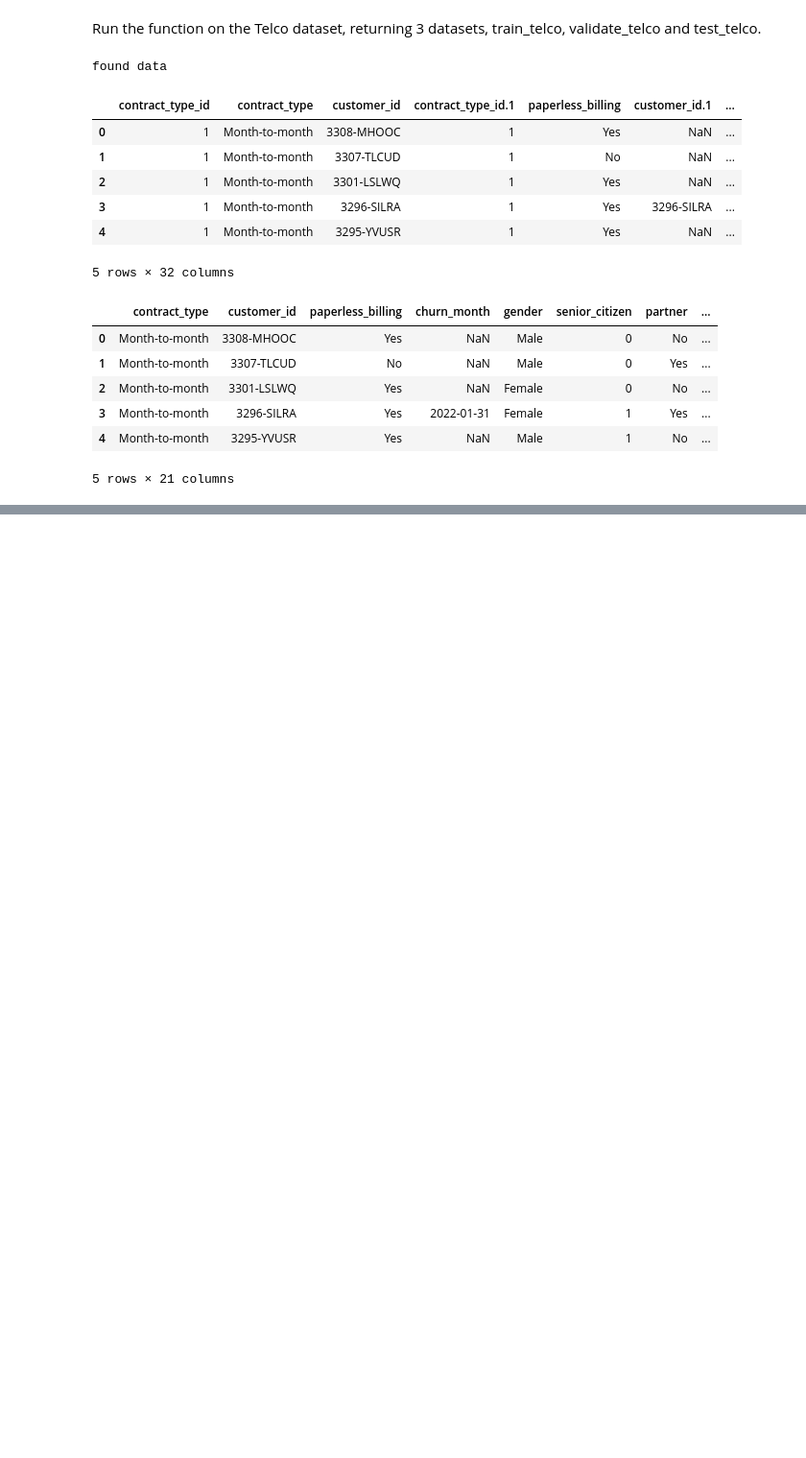
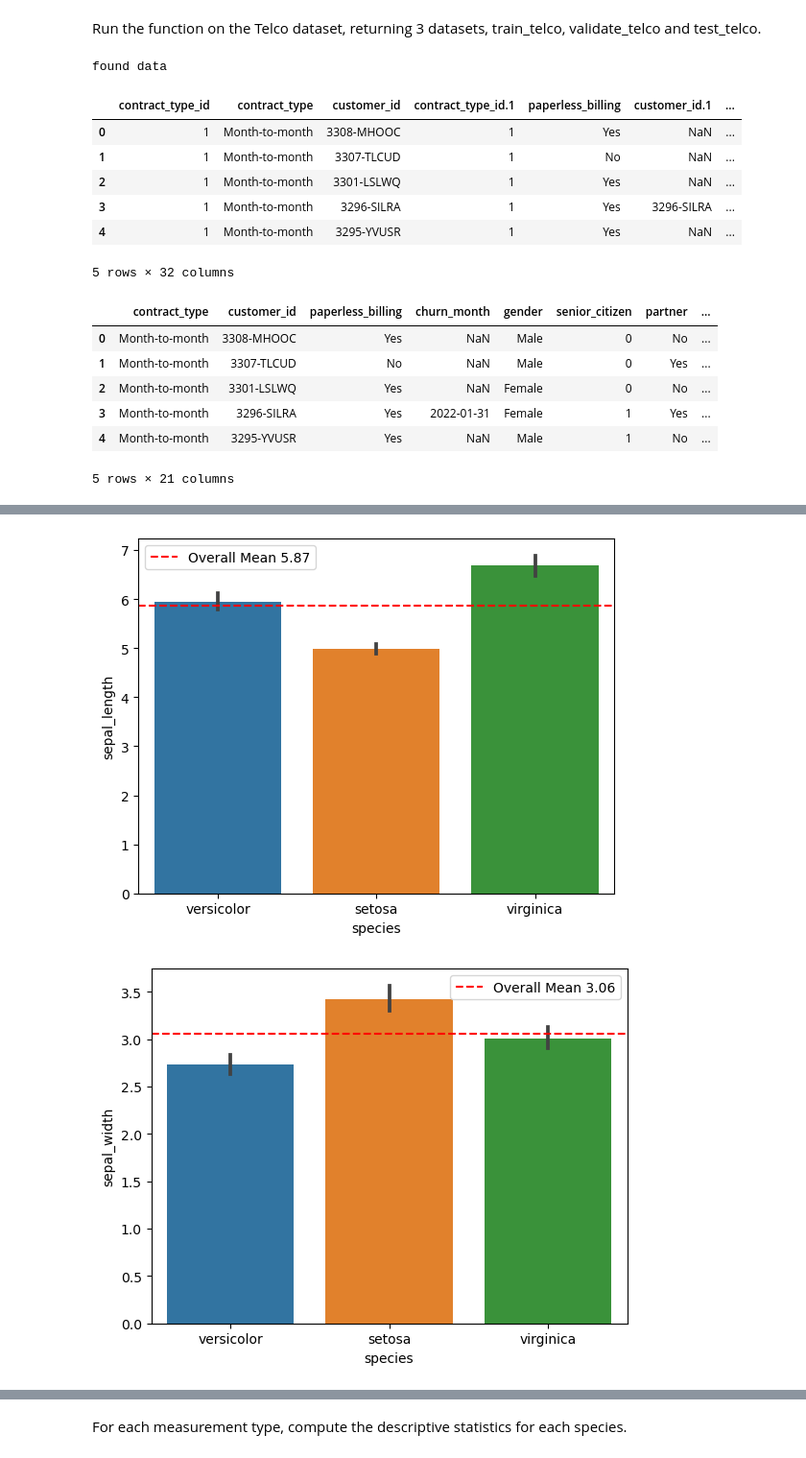
Before and after one commit to Msalazar2/classification-exercises, a Jupyter notebook: classification_exercises.ipynb, the cells around one changed output, grey strips where cells are left out. Shown: that part at 96% size. Saved outputs shown, nothing was run; the diff lists cells and outputs as text; code cells hidden in the pictures; blank space fills up the shorter version.

```diff
--- a/classification_exercises.ipynb
+++ b/classification_exercises.ipynb
@@ -601,0 +745,12 @@ ValueError: Input contains NaN
+# %%
+for col in train.columns[q_mask]:
+
+    plt.figure()
+    sns.barplot(data = train,  x = 'species', y = train[col])
+
+    mean = train[col].mean()
+    plt.axhline(y = mean, color = 'red', linestyle='--', label = f'Overall Mean {round(mean, 2)}')
+    plt.legend()
+# %% [output]
+[figure, added]
+[figure, added]
@@ -601,0 +759,2 @@ ValueError: Input contains NaN
+# %% [markdown]
+For each measurement type, compute the descriptive statistics for each species.
```
Also changed, not shown: parts of 46 cells of this notebook, 3 other files.
